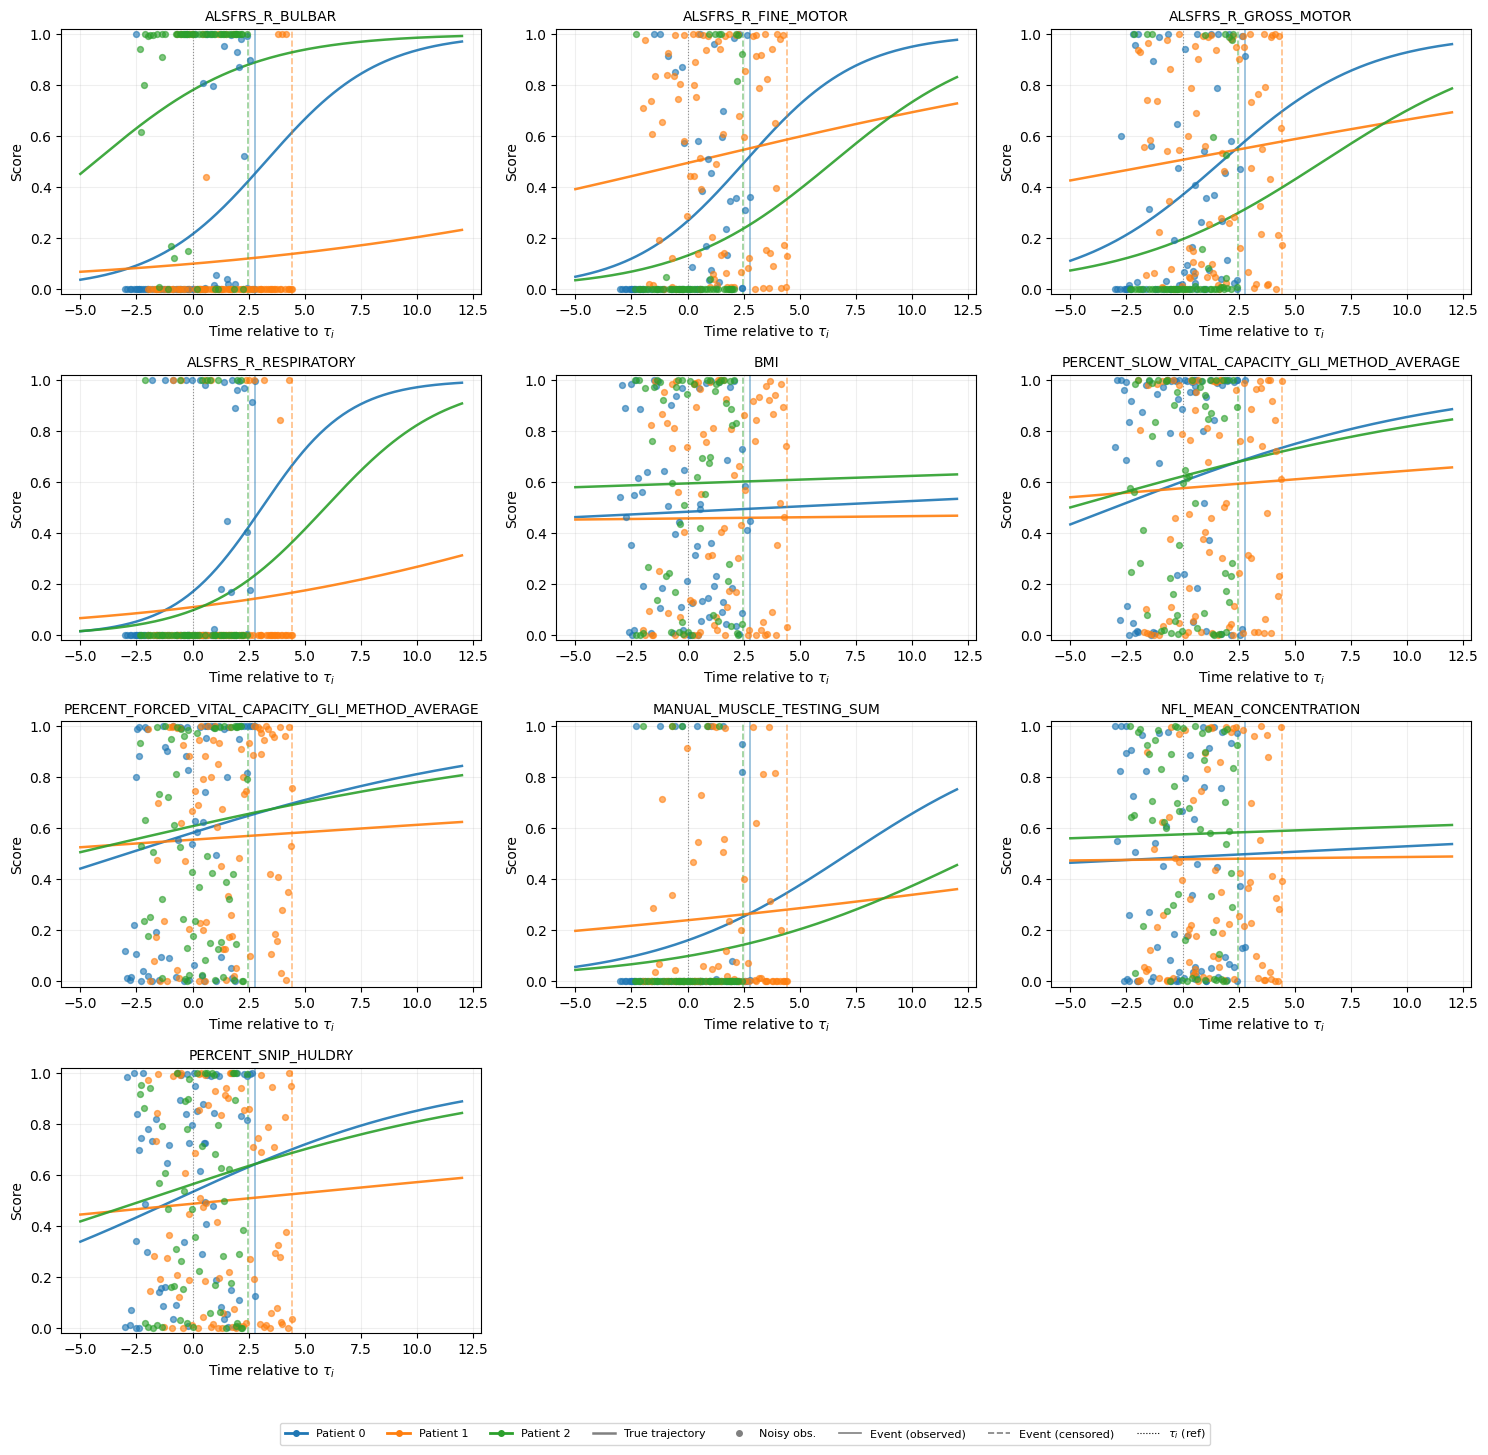
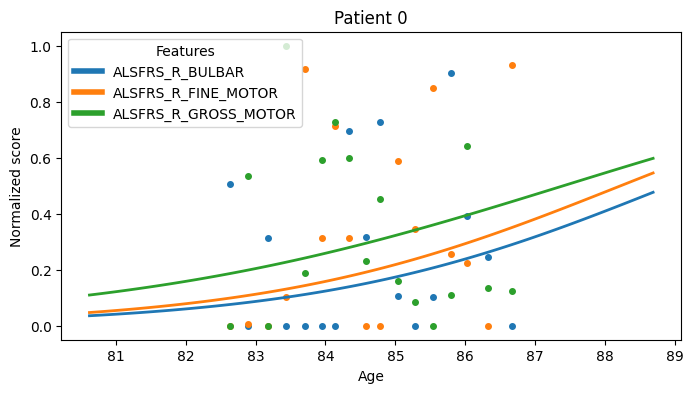
The change to this notebook cell's code, shown as a diff; its figure went from the first image to the second:
--- before
+++ after
@@ -1,5 +1,2 @@
-from matplotlib.lines import Line2D
-from leaspy.io.outputs import IndividualParameters
-
 np.random.seed(12)
 torch.manual_seed(12)
@@ -16,68 +13,22 @@
 evt_bool_col = ex_result.data.event_bool_name
 
-N_SHOW = 3
+from leaspy.io.logs.visualization.plotting import Plotting
+
+ip_ex_named = ip_ex.copy()
+ip_ex_named.index.name = "ID"
+
+plotter = Plotting(ref_model)
+
+N_SHOW = 5
 shown_ids = df_ex["ID"].unique()[:N_SHOW]
+first_3_features = FEATURES[:3]
 
-n_feat = len(FEATURES)
-ncols = min(3, n_feat)
-nrows = (n_feat + ncols - 1) // ncols
-palette = [plt.cm.tab10(i) for i in range(N_SHOW)]
-
-fig, axes = plt.subplots(nrows, ncols, figsize=(5 * ncols, 3.5 * nrows))
-axes = np.array(axes).ravel()
-
-# Precompute smooth noiseless trajectories for each shown patient
-_dense_rel = np.linspace(-5, 12, 200)
-_smooth = {}  # pid -> DataFrame(index=rel_time, columns=FEATURES)
 for pid in shown_ids:
-    tau_i = float(ip_ex.loc[str(pid), "tau"])
-    dense_abs = _dense_rel + tau_i
-    ip_single = IndividualParameters().from_dataframe(
-        ip_ex.loc[[str(pid)]]
+    ax = plotter.patient_trajectories(
+        data=ex_result.data,
+        individual_parameters=ip_ex_named,
+        patients_idx=[pid],
+        features=first_3_features,
     )
-    traj = ref_model.estimate({str(pid): dense_abs}, ip_single, to_dataframe=False)
-    arr = traj[str(pid)]  # (200, n_features + nb_events)
-    _smooth[pid] = pd.DataFrame(arr[:, :n_feat], index=_dense_rel, columns=list(FEATURES))
-
-for ax, feat in zip(axes, FEATURES):
-    for k, pid in enumerate(shown_ids):
-        sub = df_ex[df_ex["ID"] == pid].sort_values("TIME")
-        tau_i     = float(ip_ex.loc[str(pid), "tau"])
-        evt_time  = float(sub[evt_time_col].iloc[0])
-        evt_bool  = int(sub[evt_bool_col].iloc[0])
-        rel_time  = sub["TIME"] - tau_i
-        rel_event = evt_time - tau_i
-        c = palette[k]
-        # noisy observations
-        ax.scatter(rel_time, sub[feat], color=c, s=18, zorder=3, alpha=0.6)
-        # smooth noiseless trajectory
-        ax.plot(_smooth[pid].index, _smooth[pid][feat], color=c, lw=1.8, alpha=0.9)
-        ax.axvline(rel_event, color=c, lw=1.2,
-                   linestyle="-" if evt_bool else "--", alpha=0.5)
-    ax.axvline(0, color="black", lw=0.8, linestyle=":", alpha=0.4)
-    ax.set_title(feat, fontsize=10)
-    ax.set_ylim(-0.02, 1.02)
-    ax.set_xlabel(r"Time relative to $\tau_i$")
-    ax.set_ylabel("Score")
-    ax.grid(True, alpha=0.2)
-
-for ax in axes[n_feat:]:
-    ax.set_visible(False)
-
-pat_handles = [
-    Line2D([0], [0], color=palette[k], lw=2, marker="o", markersize=4,
-           label=f"Patient {pid}")
-    for k, pid in enumerate(shown_ids)
-]
-ev_handles = [
-    Line2D([0], [0], color="grey", lw=1.8, ls="-",   label="True trajectory"),
-    Line2D([0], [0], color="grey", lw=0,   ls="none", marker="o", markersize=4, label="Noisy obs."),
-    Line2D([0], [0], color="grey", lw=1.2, ls="-",   label="Event (observed)"),
-    Line2D([0], [0], color="grey", lw=1.2, ls="--",  label="Event (censored)"),
-    Line2D([0], [0], color="black", lw=0.8, ls=":",  label=r"$\tau_i$ (ref)"),
-]
-fig.legend(handles=pat_handles + ev_handles,
-           loc="lower center", ncol=N_SHOW + 5, fontsize=8,
-           bbox_to_anchor=(0.5, -0.04))
-plt.tight_layout()
-plt.show()
+    ax.set_title(f"Patient {pid}")
+    plt.show()

Commit: new way of plotting traj